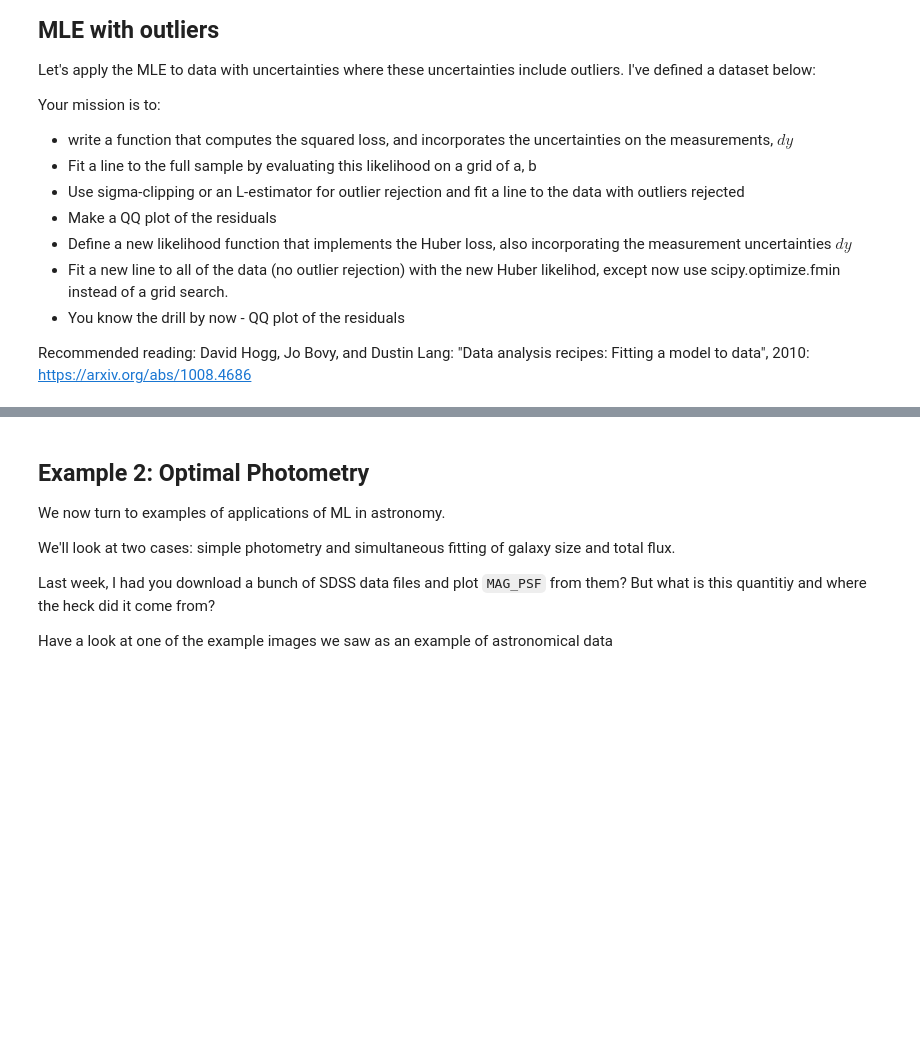
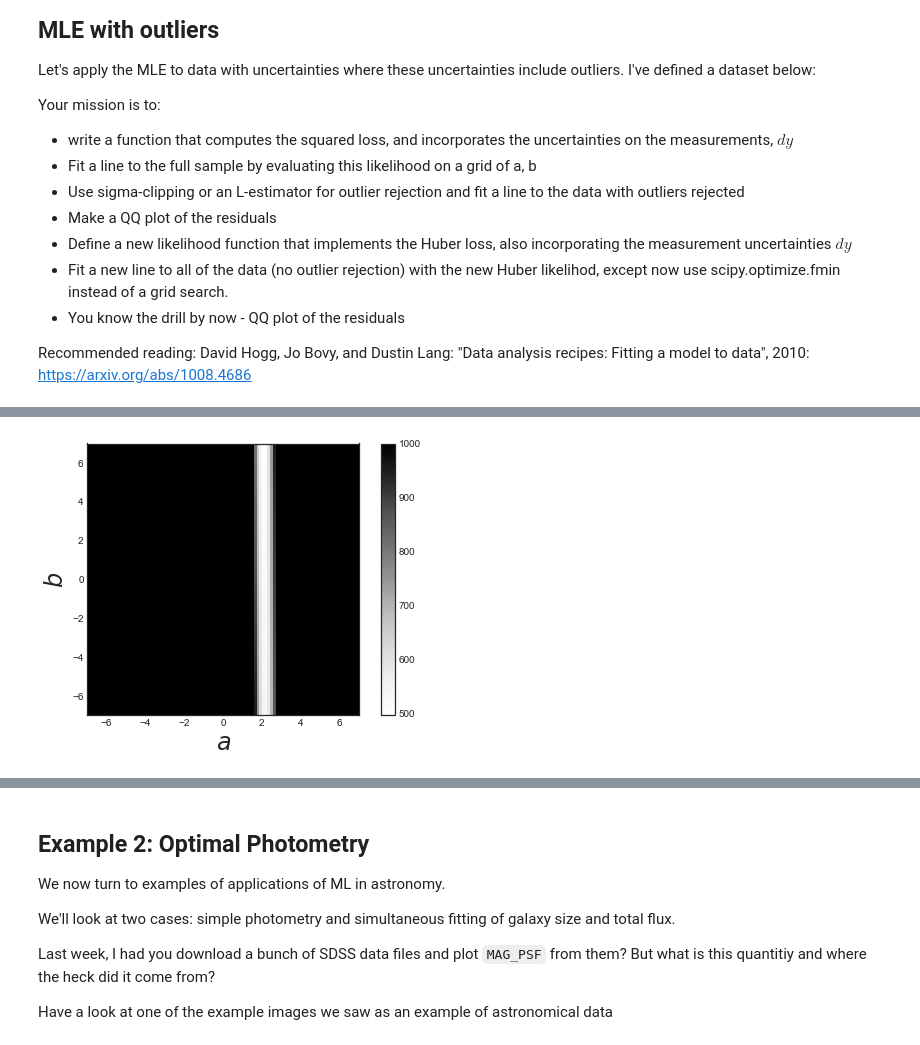
Before and after one commit to gnarayan/ast596_2020_Spring, a Jupyter notebook: homework/PatrickAleo/paleo2_homework02.ipynb, the cells around one changed output, grey strips where cells are left out. Cells and saved outputs as stored; diff of their text form; code cells hidden in the pictures; blank space fills up the shorter version.

```diff
--- a/homework/PatrickAleo/paleo2_homework02.ipynb
+++ b/homework/PatrickAleo/paleo2_homework02.ipynb
@@ -94,0 +90,48 @@ ax1.axvline(mu_M, color='b', linestyle='--')
+# %%
+import numpy,math
+import scipy.optimize as optimization
+import matplotlib.pyplot as plt
+
+# y-model
+def y_model(x, a, b, sigma):
+    return a*x+b+stats.norm.pdf(0, sigma)
+
+# our fetch_hogg2010test()
+data = fetch_hogg2010test()
+xdata = data['x']
+ydata = data['y']
+sigma = data['sigma_y']
+
+# Compute squared loss/chi^2 manifold.
+Steps = 101  # grid size
+Chi2Manifold = numpy.zeros([Steps,Steps])  #grid
+amin = -7.0
+amax = +7.0
+bmin = -7.0
+bmax = +7.0
+for s1 in range(Steps):
+    for s2 in range(Steps):
+        a = amin + (amax - amin)*float(s1)/(Steps-1)
+        b = bmin + (bmax - bmin)*float(s2)/(Steps-1)
+
+        # Evaluate sq loss
+        chi2 = 0.0
+        for n in range(len(xdata)):
+            residual = (ydata[n] - y_model(xdata[n], a, b, sigma[n]))/sigma[n]
+            chi2 = chi2 + residual*residual
+        Chi2Manifold[Steps-1-s2,s1] = chi2  # write result to grid.
+
+
+plt.figure(1, figsize=(8,5))
+
+# Plot squared loss/chi^2 manifold
+image = plt.imshow(Chi2Manifold, vmax = 1000, #restricted so i can see where lowest is
+                   extent=[amin, amax, bmin, bmax])
+plt.colorbar(image)
+plt.xlim(amin, amax)
+plt.ylim(bmin, bmax)
+plt.xlabel(r'$a$', fontsize=14)
+plt.ylabel(r'$b$', fontsize=14)
+plt.show()
+# %% [output]
+[figure, added]
```
Also changed, not shown: parts of 24 cells of this notebook.
